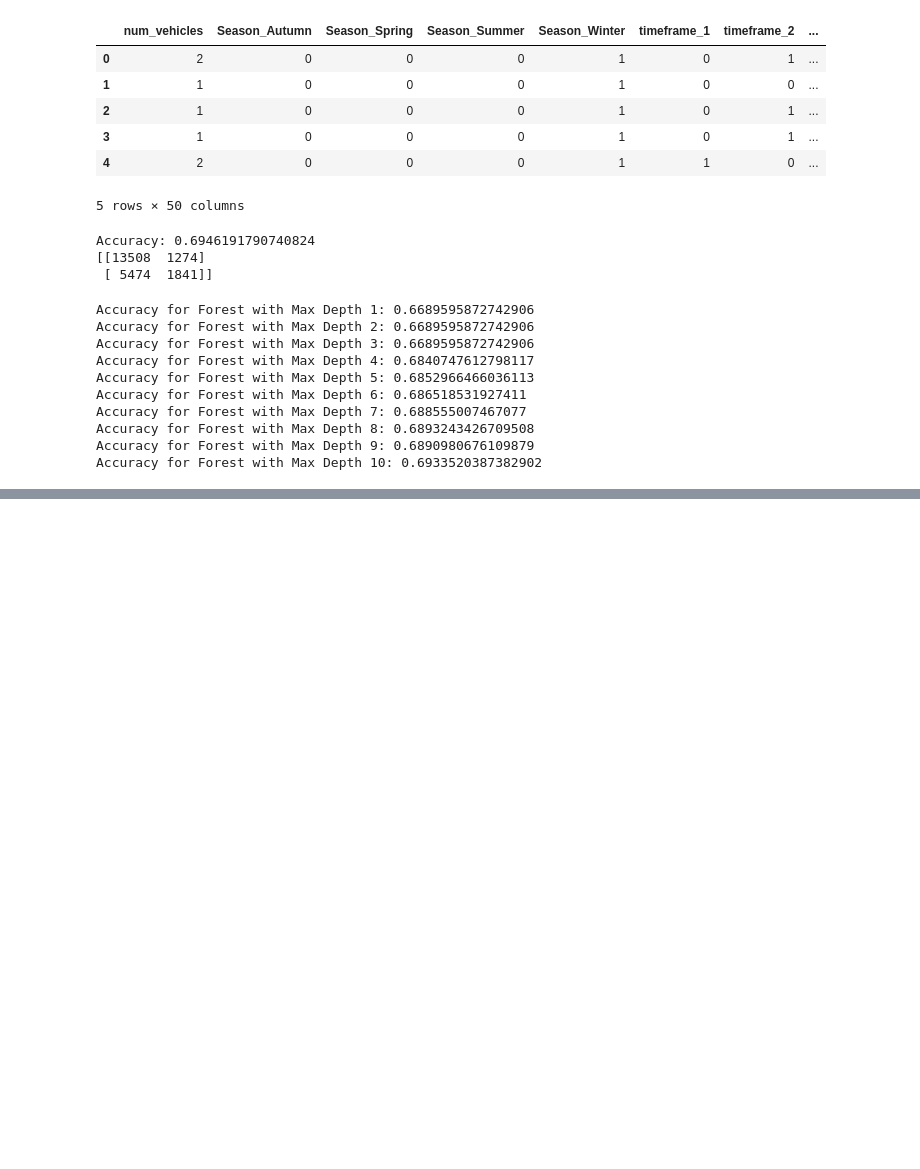
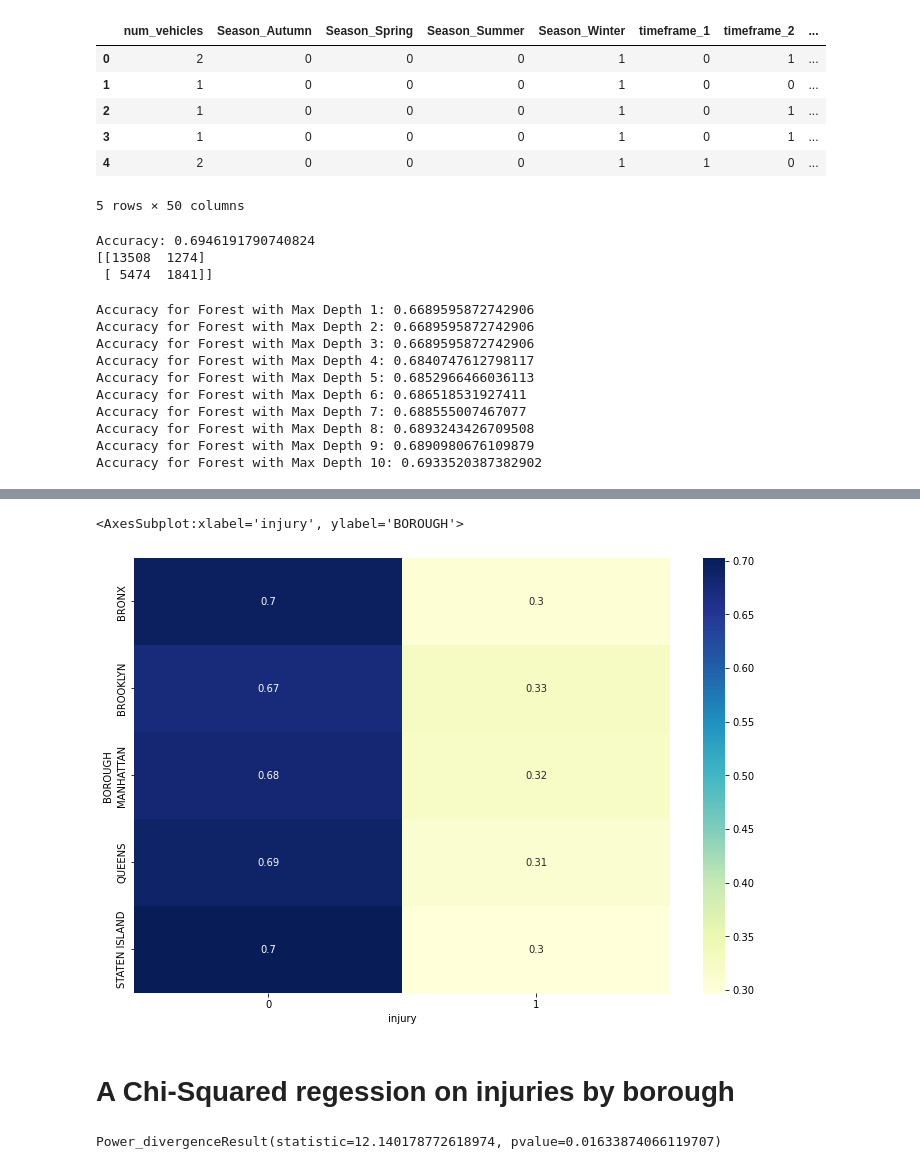
Before and after one commit to statds/nyc-open-data-presentation-nyc_crash_analytics, a Jupyter notebook: code/analysis.ipynb, the cells around one changed output, grey strips where cells are left out. Cells and saved outputs as stored; diff of their text form; code cells hidden in the pictures; blank space fills up the shorter version.

```diff
--- a/code/analysis.ipynb
+++ b/code/analysis.ipynb
@@ -288,0 +291,35 @@ Text(0.5,0,'Relative Importance')
+# %%
+tab_perc = pd.crosstab(nyc_crash["BOROUGH"], nyc_crash["injury"], normalize = 'index')
+
+plt.figure(figsize=(12,8))
+sns.heatmap(tab_perc, annot=True, cmap="YlGnBu")
+# %% [output]
+<AxesSubplot:xlabel='injury', ylabel='BOROUGH'>
+[figure, added]
+# %% [markdown]
+# A Chi-Squared regession on injuries by borough
+# %%
+import scipy.stats as stats
+from scipy.stats import chisquare
+
+tot_inj = 9317 + 16929 + 7764 + 13489 + 1872
+tot_crash = 13382 + 25154 + 11418 + 19556 + 2864
+
+bronx_crash_perc = 13382 / tot_crash
+exp_bronx = round(tot_inj * bronx_crash_perc)
+
+brook_crash_perc = 25154 / tot_crash
+exp_brook = round(tot_inj * brook_crash_perc)
+
+manhat_crash_perc = 11418 / tot_crash
+exp_manhat = round(tot_inj * manhat_crash_perc)
+
+queens_crash_perc = 19556 / tot_crash
+exp_queens = round(tot_inj * queens_crash_perc)
+
+staten_crash_perc = 2864 / tot_crash
+exp_staten = round(tot_inj * staten_crash_perc)
+
+chisquare([9317, 16929, 7764, 13489, 1872], f_exp=[exp_bronx, exp_brook, exp_manhat, exp_queens, exp_staten])
+# %% [output]
+Power_divergenceResult(statistic=12.140178772618974, pvalue=0.01633874066119707)
```
Also changed, not shown: parts of 5 cells of this notebook.
